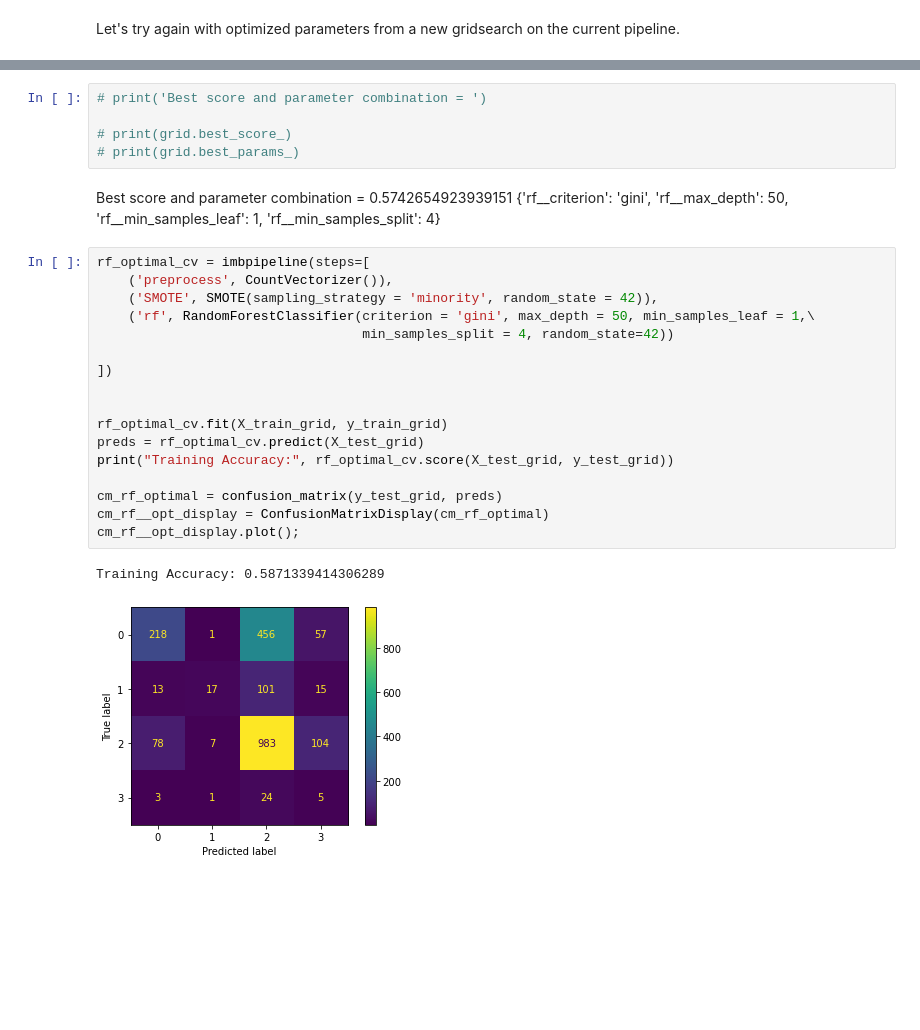
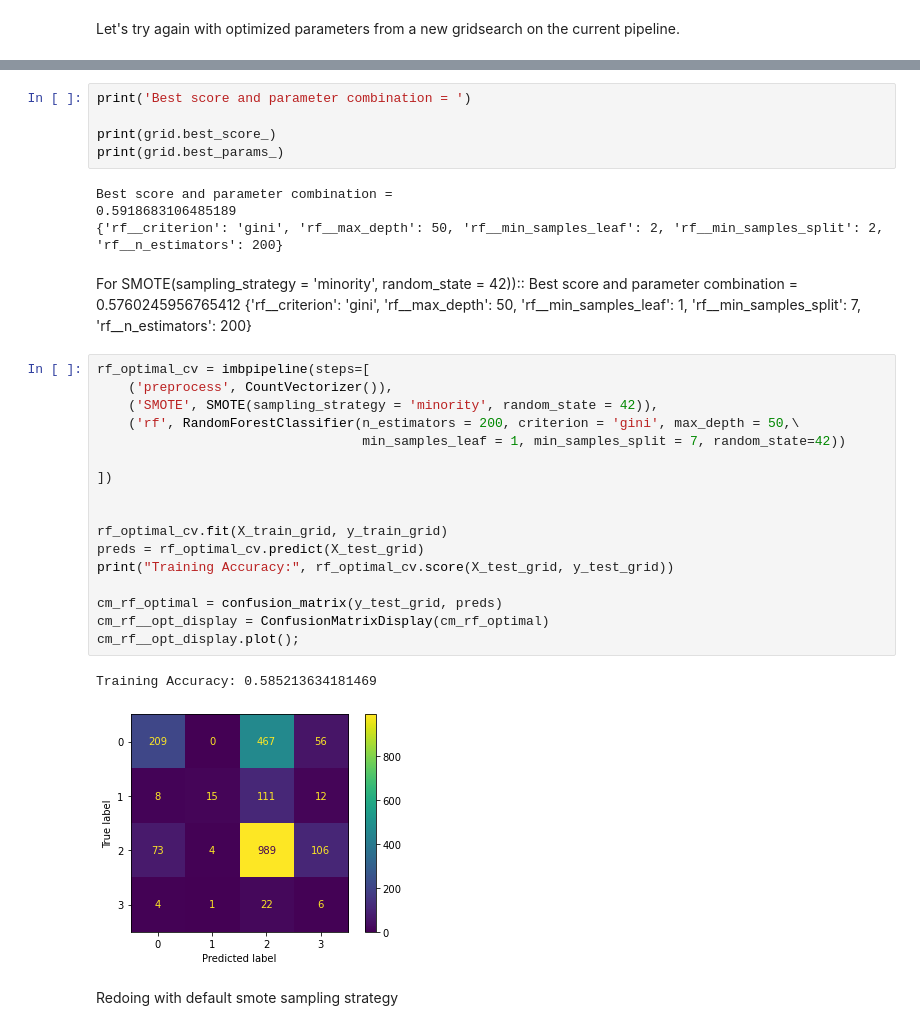
Before and after one commit to cjunhyuk/Apple-Google-Sentiment-Analysis, a Jupyter notebook: EDA.ipynb, the cells around one changed output, grey strips where cells are left out. Saved outputs shown, nothing was run; the diff lists cells and outputs as text; blank space fills up the shorter version.

Commit message:
Messing around more with Random Forests

```diff
--- a/EDA.ipynb
+++ b/EDA.ipynb
@@ -493,31 +494,40 @@ Let's try again with optimized parameters from a new gridsearch on the current p
 # grid = GridSearchCV(rf_basic_cv, param_grid, cv = 5, n_jobs = -1, verbose = 1)
 # grid.fit(X_train_grid, y_train_grid)
 # %%
-# print('Best score and parameter combination = ')
+print('Best score and parameter combination = ')
 
-# print(grid.best_score_)
-# print(grid.best_params_)
+print(grid.best_score_)
+print(grid.best_params_)
+# %% [output]
+Best score and parameter combination =
+0.5918683106485189
+{'rf__criterion': 'gini', 'rf__max_depth': 50, 'rf__min_samples_leaf': 2, 'rf__min_samples_split': 2, 'rf__n_estimators': 200}
 # %% [markdown]
+
+
+For SMOTE(sampling_strategy = 'minority', random_state = 42))::
 Best score and parameter combination =
-0.5742654923939151
-{'rf__criterion': 'gini', 'rf__max_depth': 50, 'rf__min_samples_leaf': 1, 'rf__min_samples_split': 4}
+0.5760245956765412
+{'rf__criterion': 'gini', 'rf__max_depth': 50, 'rf__min_samples_leaf': 1, 'rf__min_samples_split': 7, 'rf__n_estimators': 200}
 # %%
 rf_optimal_cv = imbpipeline(steps=[
     ('preprocess', CountVectorizer()),
     ('SMOTE', SMOTE(sampling_strategy = 'minority', random_state = 42)),
-    ('rf', RandomForestClassifier(criterion = 'gini', max_depth = 50, min_samples_leaf = 1,\
-                                  min_samples_split = 4, random_state=42))
+    ('rf', RandomForestClassifier(n_estimators = 200, criterion = 'gini', max_depth = 50,\
+                                  min_samples_leaf = 1, min_samples_split = 7, random_state=42))
 
 ])
 
 
 rf_optimal_cv.fit(X_train_grid, y_train_grid)
 preds = rf_optimal_cv.predict(X_test_grid)
 print("Training Accuracy:", rf_optimal_cv.score(X_test_grid, y_test_grid))
 
 cm_rf_optimal = confusion_matrix(y_test_grid, preds)
 cm_rf__opt_display = ConfusionMatrixDisplay(cm_rf_optimal)
 cm_rf__opt_display.plot();
 # %% [output]
-Training Accuracy: 0.5871339414306289
+Training Accuracy: 0.585213634181469
-[figure, old version]
+[figure, new version]
+# %% [markdown]
+Redoing with default smote sampling strategy
```
Also changed, not shown: parts of 4 cells of this notebook.
